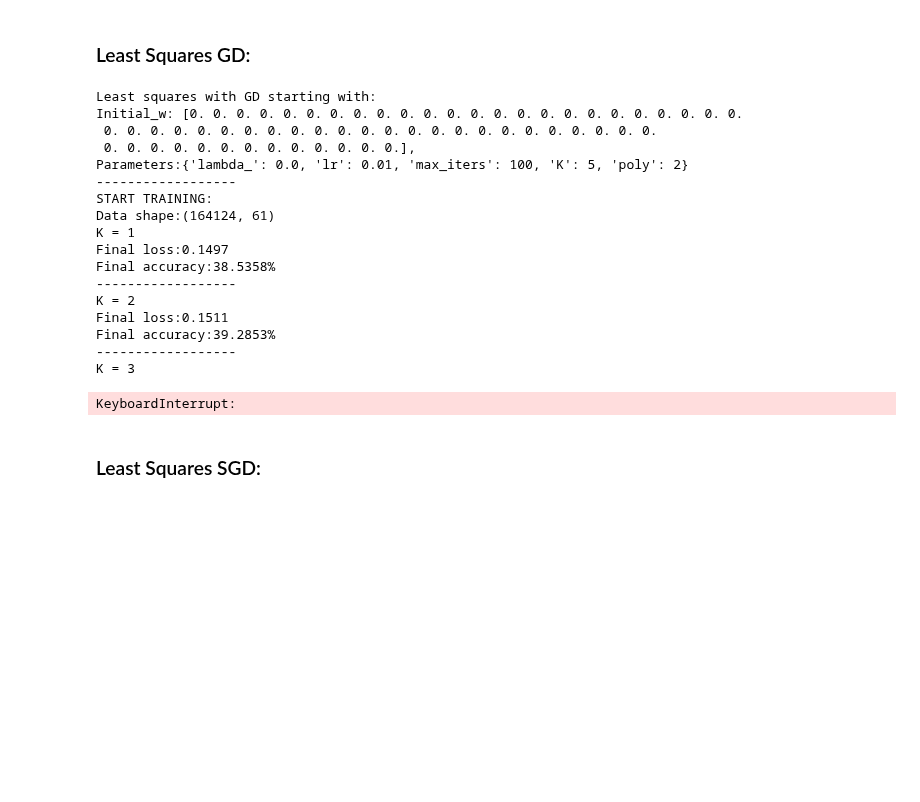
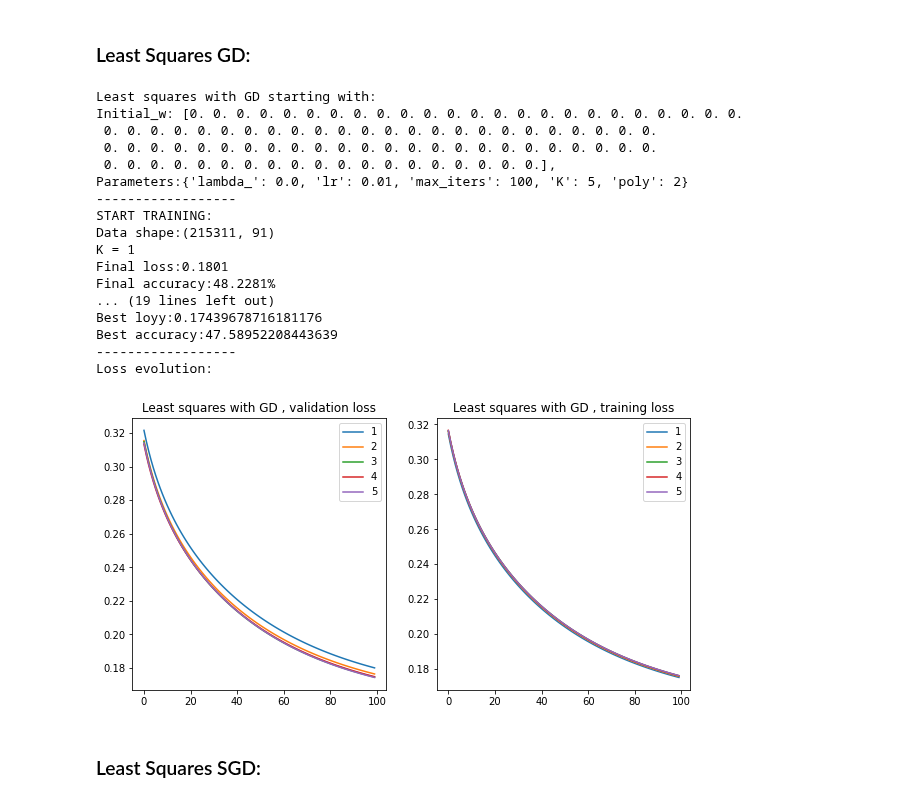
Before and after one commit to Dreyvor/ML_Project_1, a Jupyter notebook: final_submission/project_1.ipynb, the cells around one changed output. Drawn from its saved outputs; the diff is of its cells as text; code cells hidden in the pictures; blank space fills up the shorter version.

```diff
--- a/final_submission/project_1.ipynb
+++ b/final_submission/project_1.ipynb
@@ -210,29 +210,29 @@ with open('data/parameters.json') as json_file:
 # %%
 ## Least squares GD:
 best_w, avg_loss = least_squares_GD(y=y,
                                  tX=tX_std,
-                                 initial_w=np.zeros(tX.shape[1] * 2 + 1),
+                                 initial_w=np.zeros(tX.shape[1] *3 + 1),
                                  max_iters=100,
                                  gamma=0.01)
 # %% [output]
 Least squares with GD starting with:
 Initial_w: [0. 0. 0. 0. 0. 0. 0. 0. 0. 0. 0. 0. 0. 0. 0. 0. 0. 0. 0. 0. 0. 0. 0. 0.
  0. 0. 0. 0. 0. 0. 0. 0. 0. 0. 0. 0. 0. 0. 0. 0. 0. 0. 0. 0. 0. 0. 0. 0.
- 0. 0. 0. 0. 0. 0. 0. 0. 0. 0. 0. 0. 0.],
+ 0. 0. 0. 0. 0. 0. 0. 0. 0. 0. 0. 0. 0. 0. 0. 0. 0. 0. 0. 0. 0. 0. 0. 0.
+ 0. 0. 0. 0. 0. 0. 0. 0. 0. 0. 0. 0. 0. 0. 0. 0. 0. 0. 0.],
 Parameters:{'lambda_': 0.0, 'lr': 0.01, 'max_iters': 100, 'K': 5, 'poly': 2}
 ------------------
 START TRAINING:
-Data shape:(164124, 61)
+Data shape:(215311, 91)
 K = 1
-Final loss:0.1497
-Final accuracy:38.5358%
+Final loss:0.1801
+Final accuracy:48.2281%
+... (19 lines left out)
+Best loyy:0.17439678716181176
+Best accuracy:47.58952208443639
 ------------------
-K = 2
-Final loss:0.1511
-Final accuracy:39.2853%
-------------------
-K = 3
+Loss evolution:
-KeyboardInterrupt:
+[figure, added]
 # %% [markdown]
 ### Least Squares SGD:
 # %%
```
Also changed, not shown: parts of 5 cells of this notebook, 3 other files.
